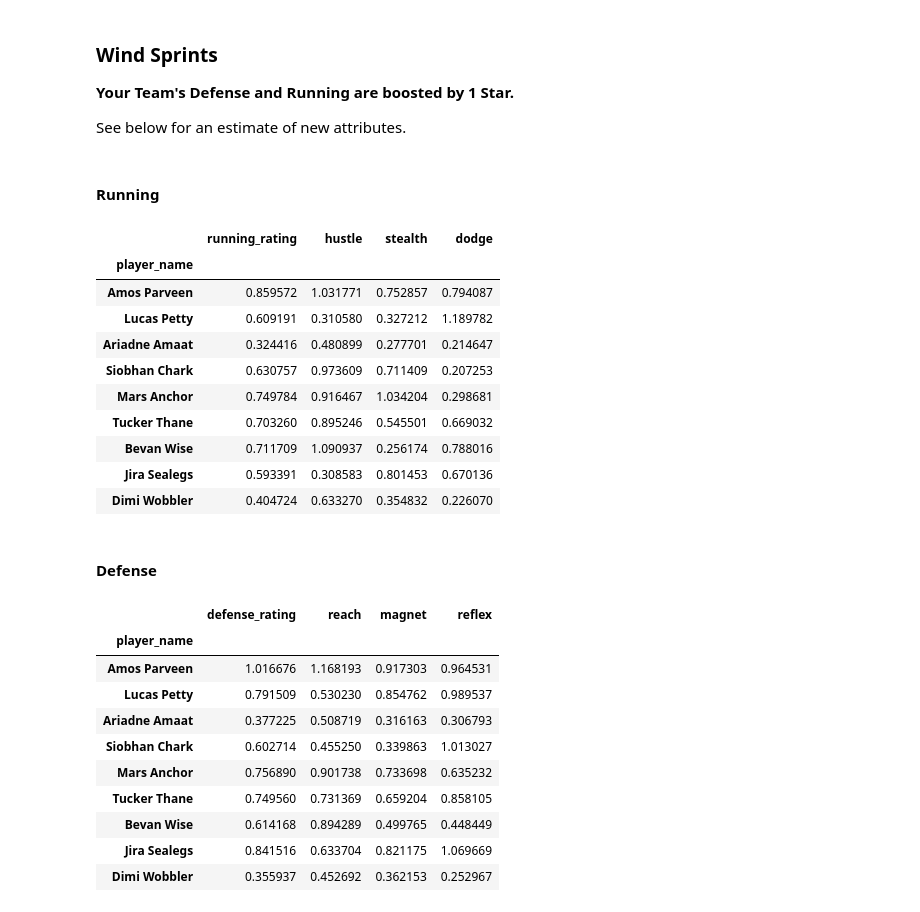
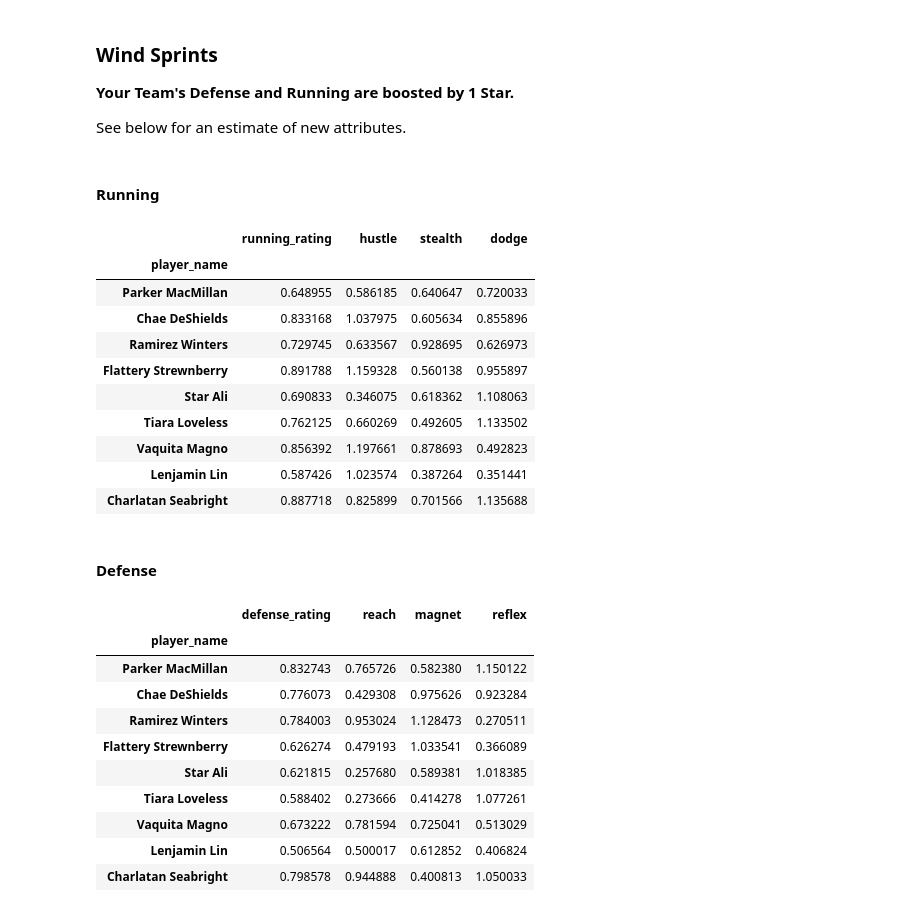
Before and after one commit to robbyblum/blaseball_notebooks, a Jupyter notebook: election_notes/s1.ipynb, the cells around one changed output. Drawn from its saved outputs; the diff is of its cells as text; code cells hidden in the pictures.

```diff
--- a/election_notes/s1.ipynb
+++ b/election_notes/s1.ipynb
@@ -28,0 +33,3 @@ pies = nlumpy_get_team_players('23e4cbc1-e9cd-47fa-a35b-bfa06f726cb7')
+# %%
+# crabs = all_data[all_data["team_id"] == "8d87c468-699a-47a8-b40d-cfb73a5660ad"].copy()
+crabs = nlumpy_get_team_players("8d87c468-699a-47a8-b40d-cfb73a5660ad")
@@ -235,35 +317,35 @@ display(set_heatmap(get_pitching_stlats(pitch_boost), maxVal=1))
 
 See below for an estimate of new attributes.
 # %%
-spirit_boost = pies.copy()
+spirit_boost = crabs.copy()
 boost_stats(spirit_boost, 'running', 0.20)
 boost_stats(spirit_boost, 'defense', 0.20)
 display(Markdown("#### Running"))
 display(set_heatmap(get_running_stlats(spirit_boost), maxVal=1))
 display(Markdown("#### Defense"))
 display(set_heatmap(get_defense_stlats(spirit_boost), maxVal=1))
 # %% [output]
 #### Running
 |  | running_rating | hustle | stealth | dodge |
 | player_name |  |  |  |  |
-| Amos Parveen | 0.859572 | 1.031771 | 0.752857 | 0.794087 |
-| Lucas Petty | 0.609191 | 0.310580 | 0.327212 | 1.189782 |
-| Ariadne Amaat | 0.324416 | 0.480899 | 0.277701 | 0.214647 |
-| Siobhan Chark | 0.630757 | 0.973609 | 0.711409 | 0.207253 |
-| Mars Anchor | 0.749784 | 0.916467 | 1.034204 | 0.298681 |
-| Tucker Thane | 0.703260 | 0.895246 | 0.545501 | 0.669032 |
-| Bevan Wise | 0.711709 | 1.090937 | 0.256174 | 0.788016 |
-| Jira Sealegs | 0.593391 | 0.308583 | 0.801453 | 0.670136 |
-| Dimi Wobbler | 0.404724 | 0.633270 | 0.354832 | 0.226070 |
+| Parker MacMillan | 0.648955 | 0.586185 | 0.640647 | 0.720033 |
+| Chae DeShields | 0.833168 | 1.037975 | 0.605634 | 0.855896 |
+| Ramirez Winters | 0.729745 | 0.633567 | 0.928695 | 0.626973 |
+| Flattery Strewnberry | 0.891788 | 1.159328 | 0.560138 | 0.955897 |
+| Star Ali | 0.690833 | 0.346075 | 0.618362 | 1.108063 |
+| Tiara Loveless | 0.762125 | 0.660269 | 0.492605 | 1.133502 |
+| Vaquita Magno | 0.856392 | 1.197661 | 0.878693 | 0.492823 |
+| Lenjamin Lin | 0.587426 | 1.023574 | 0.387264 | 0.351441 |
+| Charlatan Seabright | 0.887718 | 0.825899 | 0.701566 | 1.135688 |
 #### Defense
 |  | defense_rating | reach | magnet | reflex |
 | player_name |  |  |  |  |
-| Amos Parveen | 1.016676 | 1.168193 | 0.917303 | 0.964531 |
-| Lucas Petty | 0.791509 | 0.530230 | 0.854762 | 0.989537 |
-| Ariadne Amaat | 0.377225 | 0.508719 | 0.316163 | 0.306793 |
-| Siobhan Chark | 0.602714 | 0.455250 | 0.339863 | 1.013027 |
-| Mars Anchor | 0.756890 | 0.901738 | 0.733698 | 0.635232 |
-| Tucker Thane | 0.749560 | 0.731369 | 0.659204 | 0.858105 |
-| Bevan Wise | 0.614168 | 0.894289 | 0.499765 | 0.448449 |
-| Jira Sealegs | 0.841516 | 0.633704 | 0.821175 | 1.069669 |
-| Dimi Wobbler | 0.355937 | 0.452692 | 0.362153 | 0.252967 |
+| Parker MacMillan | 0.832743 | 0.765726 | 0.582380 | 1.150122 |
+| Chae DeShields | 0.776073 | 0.429308 | 0.975626 | 0.923284 |
+| Ramirez Winters | 0.784003 | 0.953024 | 1.128473 | 0.270511 |
+| Flattery Strewnberry | 0.626274 | 0.479193 | 1.033541 | 0.366089 |
+| Star Ali | 0.621815 | 0.257680 | 0.589381 | 1.018385 |
+| Tiara Loveless | 0.588402 | 0.273666 | 0.414278 | 1.077261 |
+| Vaquita Magno | 0.673222 | 0.781594 | 0.725041 | 0.513029 |
+| Lenjamin Lin | 0.506564 | 0.500017 | 0.612852 | 0.406824 |
+| Charlatan Seabright | 0.798578 | 0.944888 | 0.400813 | 1.050033 |
```
Also changed, not shown: parts of 32 cells of this notebook.
